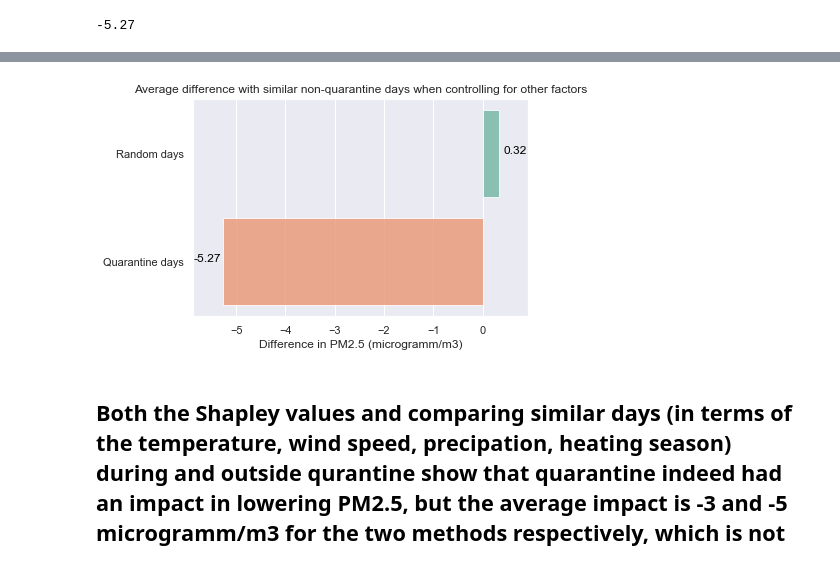
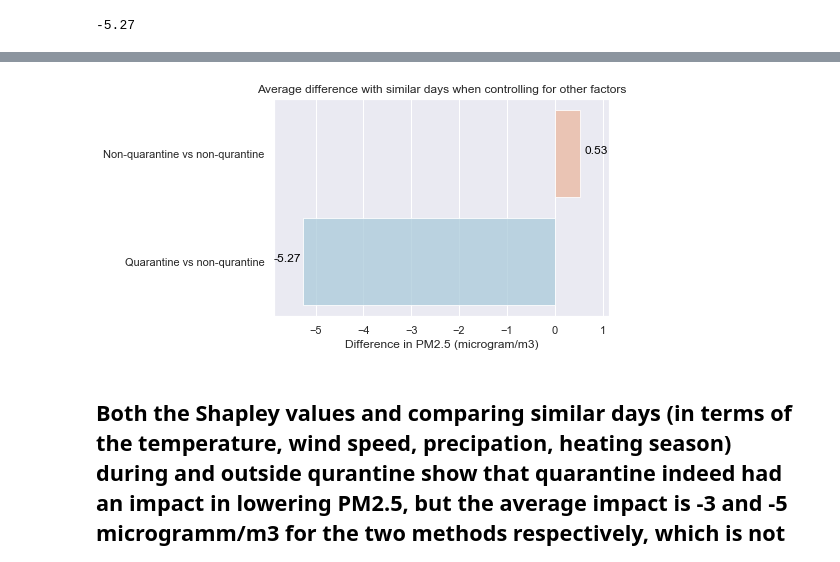
Before and after one commit to alibekU/almaty_air_2020, a Jupyter notebook: analysis_pm25.ipynb, the cells around one changed output, grey strips where cells are left out. Cells and saved outputs as stored; diff of their text form; code cells hidden in the pictures.

```diff
--- a/analysis_pm25.ipynb
+++ b/analysis_pm25.ipynb
@@ -585,7 +587,7 @@ X_plot = [no_heating_percent, normal_air_percent, heating_percent]
 labels = ['Outside heating seasons', 'Regardless of heating seasons', 'During heating seasons']
 
 # plot percentages using bar plot
-ax = sns.barplot(x=X_plot, y=labels, alpha=0.8)
+ax = sns.barplot(x=X_plot, y=labels, alpha=0.8, palette='Reds')
 ax.set(xlim = (0,100))
 
 # display values of bars
@@ -595,7 +597,7 @@ for index,value in enumerate(X_plot):
 ax.set_xlabel('Percent')
 plt.title('Percentage of days with safe air, 2017/01 - 2020/04')
 plt.show()
-#ax.figure.savefig('percentage_days_normal_air.png')
+ax.figure.savefig('images/percentage_days_normal_air.png', bbox_inches="tight")
 # %% [output]
 Percentage of days with normal air outside heating seasons: 90.0
 Percentage of days with normal air during heating seasons: 11.0
@@ -1445,7 +1530,7 @@ labels = ['Outside quarantine', 'During quarantine']
 gap_show_value = 0.8
 
 # plot percentages using bar plot
-ax = sns.barplot(x=shap_quarantine, y=labels, alpha=0.8)
+ax = sns.barplot(x=shap_quarantine, y=labels, alpha=0.8, palette='BuGn')
 ax.set(xlim = (np.min(shap_quarantine)-gap_show_value, np.max(shap_quarantine)+gap_show_value))
 
 # display values of bars
@@ -1458,5 +1543,5 @@ for index,value in enumerate(shap_quarantine):
 ax.set_xlabel('PM2.5')
 plt.title('Average impact of is_quarantine variable on PM2.5 (microgramm/m3)')
 plt.show()
-#ax.figure.savefig('images/quarantine_impact.png')
+ax.figure.savefig('images/quarantine_impact.png', bbox_inches="tight")
 # %% [output]
@@ -1479,7 +1565,7 @@ def diff_btw_similar_events(dataframe1, dataframe2, diff_feature, index_features
         dataframe2 - the dataframe where we search for similar rows to rows in dataframe1;
         diff_feature - string, the name of the feature for which we compute differences;
         index_features - list of strings, the names of the distinguishing features so that we don't return exactly the same rows as similar in case we run function on one dataframe;
-        abs_diff - list of strings, names of the features that must differ from each other by less than some absolute values for rows to be similar;
+        abs_diff - list of strings, names of the featuxres that must differ from each other by less than some absolute values for rows to be similar;
         abs_diff_thresholds - list of numbers, stores difference values for features in abs_diff;
         percent_diff - list of strings, names of the features that must differ from each other by less than some percent values relative to dataframe for rows to be similar;
         percent_diff_thresholds - list of numbers (from 0 to 100), stores percent difference values for features in abs_diff. Note that if one of the values is zero, the other would must be zero as well to avoid troubles with percentages;
@@ -1681,38 +1785,38 @@ print(average_diffs)
 # %%
 import numpy as np
 import seaborn as sns
 
 fig, ax = plt.subplots()
 
 # set size and style
 #fig.set_size_inches(10, 8)
 
 sns.set_style('darkgrid')
 
 # store values and labels in lists
-X_plot = [np.mean(average_diffs), quarantine_days_new['difference_PM2.5'].mean()]
-labels = ['Random days', 'Quarantine days']
+X_plot = [average_diffs['difference_PM2.5'].mean(), quarantine_days_new['difference_PM2.5'].mean()]
+labels = ['Non-quarantine vs non-qurantine', 'Quarantine vs non-qurantine']
 
 gap_show_value = 0.6
 
 # plot percentages using bar plot
-ax = sns.barplot(x=X_plot, y=labels, alpha=0.8, palette='Set2')
+ax = sns.barplot(x=X_plot, y=labels, alpha=0.8, palette='RdBu')
 ax.set(xlim = (np.min(X_plot)-gap_show_value, np.max(X_plot)+gap_show_value))
 
 # display values of bars
 for index,value in enumerate(X_plot):
     if value >=0:
         ax.text(value+0.1, index, str(round(value,2)), color='black')
     else:
         ax.text(value-gap_show_value, index, str(round(value,2)), color='black')
 
-ax.set_xlabel('Difference in PM2.5 (microgramm/m3)')
-plt.title('Average difference with similar non-quarantine days when controlling for other factors')
+ax.set_xlabel('Difference in PM2.5 (microgram/m3)')
+plt.title('Average difference with similar days when controlling for other factors')
 plt.show()
 
 
-#ax.figure.savefig('images/Differences_in_PM25_quarantine.png')
+ax.figure.savefig('images/Differences_in_PM25_quarantine.png', bbox_inches="tight")
 # %% [output]
-[figure, old version]
+[figure, new version]
 # %% [markdown]
 ## Both the Shapley values and comparing similar days (in terms of the temperature, wind speed, precipation, heating season) during and outside qurantine show that quarantine indeed had an impact in lowering PM2.5, but the average impact is -3 and -5 microgramm/m3 for the two methods respectively, which is not very significant compared to the effects of air temperature, heating season,  wind speed or precipation - each of them contributes to the PM2.5 values much more.
```
Also changed, not shown: parts of 35 cells of this notebook.
